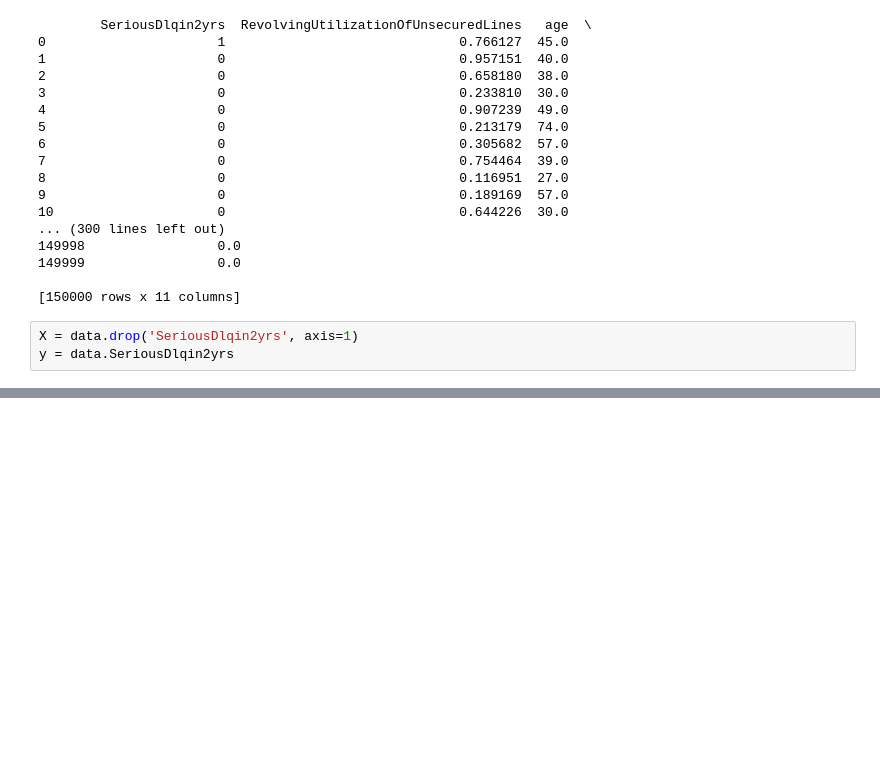
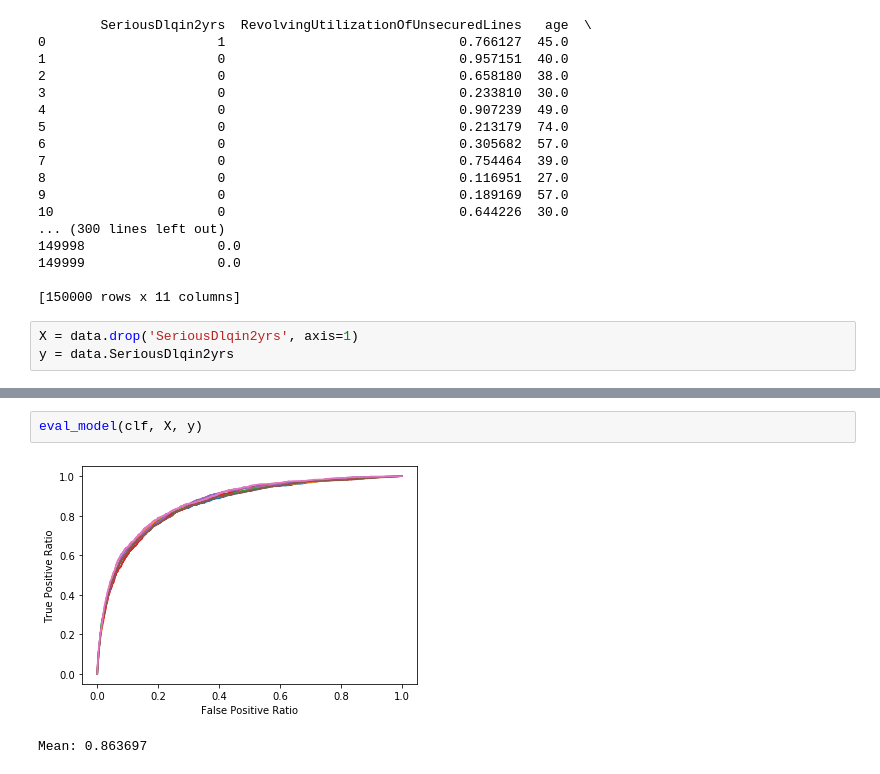
Before and after one commit to antoineeudes/GiveMeSomeCredit, a Jupyter notebook: main.ipynb, the cells around one changed output, grey strips where cells are left out. Cells and saved outputs as stored; diff of their text form; blank space fills up the shorter version.

```diff
--- a/main.ipynb
+++ b/main.ipynb
@@ -1140,0 +1363,5 @@ Mean: 0.863234
+# %%
+eval_model(clf, X, y)
+# %% [output]
+[figure, added]
+Mean: 0.863697
```
Also changed, not shown: parts of 37 cells of this notebook, 1 other file.
